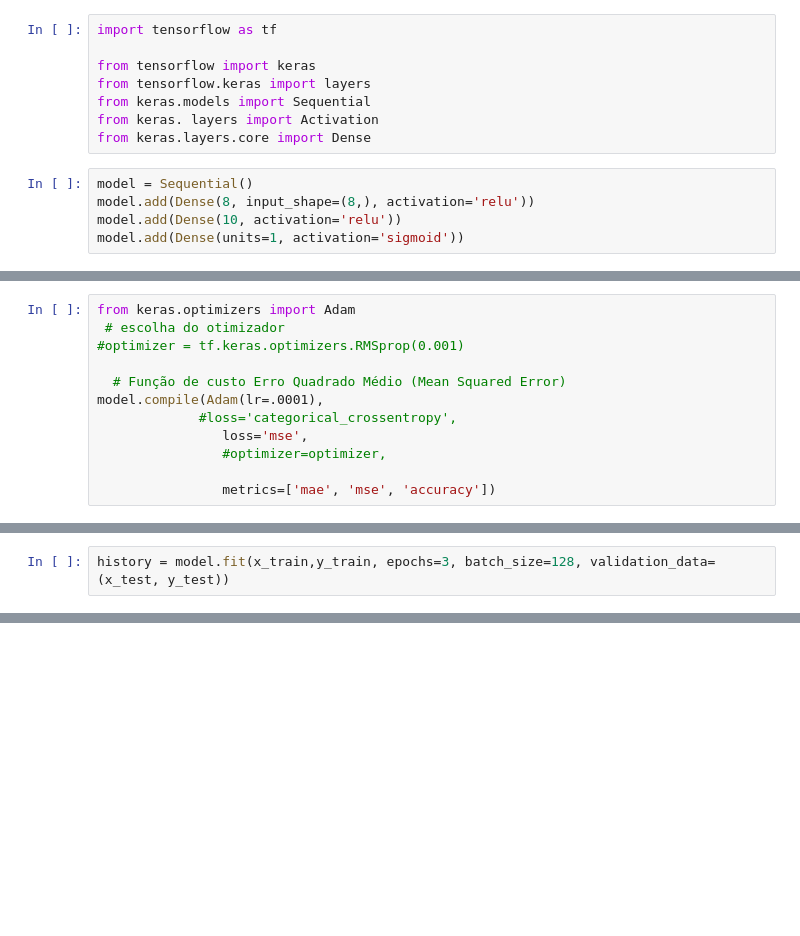
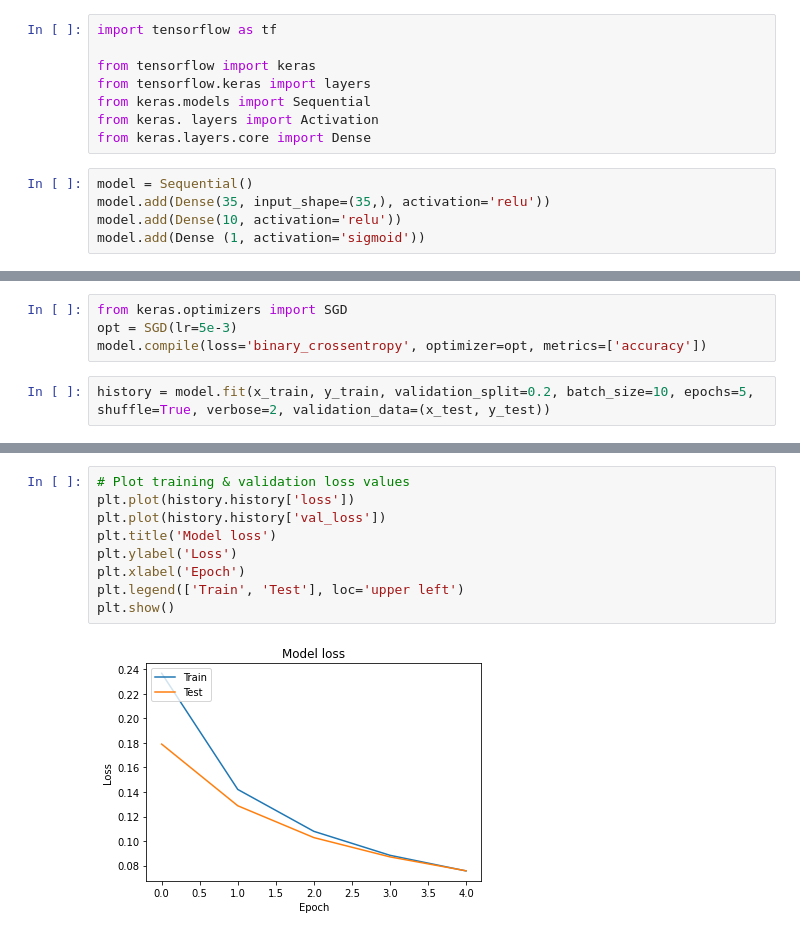
Before and after one commit to RNATCC/modelo-1, a Jupyter notebook: Versão_2.ipynb, the cells around one changed output, grey strips where cells are left out. Saved outputs shown, nothing was run; the diff lists cells and outputs as text; blank space fills up the shorter version.

```diff
--- a/Versão_2.ipynb
+++ b/Versão_2.ipynb
@@ -133,6 +372,6 @@ from keras. layers import Activation
 from keras.layers.core import Dense
 # %%
 model = Sequential()
-model.add(Dense(8, input_shape=(8,), activation='relu'))
+model.add(Dense(35, input_shape=(35,), activation='relu'))
 model.add(Dense(10, activation='relu'))
-model.add(Dense(units=1, activation='sigmoid'))
+model.add(Dense (1, activation='sigmoid'))
@@ -161,12 +377,0 @@ from keras.optimizers import SGD
-# %%
-from keras.optimizers import Adam
- # escolha do otimizador
-#optimizer = tf.keras.optimizers.RMSprop(0.001)
-
-  # Função de custo Erro Quadrado Médio (Mean Squared Error)
-model.compile(Adam(lr=.0001),
-             #loss='categorical_crossentropy',
-                loss='mse',
-                #optimizer=optimizer,
-
-                metrics=['mae', 'mse', 'accuracy'])
@@ -173,3 +404,7 @@ model.compile(Adam(lr=.0001),
+# %%
+from keras.optimizers import SGD
+opt = SGD(lr=5e-3)
+model.compile(loss='binary_crossentropy', optimizer=opt, metrics=['accuracy'])
 # %%
-history = model.fit(x_train,y_train, epochs=3, batch_size=128, validation_data=(x_test, y_test))
+history = model.fit(x_train, y_train, validation_split=0.2, batch_size=10, epochs=5, shuffle=True, verbose=2, validation_data=(x_test, y_test))
 # %% [output]
@@ -219,0 +421,11 @@ plota_historico(history)
+# %%
+# Plot training & validation loss values
+plt.plot(history.history['loss'])
+plt.plot(history.history['val_loss'])
+plt.title('Model loss')
+plt.ylabel('Loss')
+plt.xlabel('Epoch')
+plt.legend(['Train', 'Test'], loc='upper left')
+plt.show()
+# %% [output]
+[figure, added]
```
Also changed, not shown: parts of 46 cells of this notebook.
